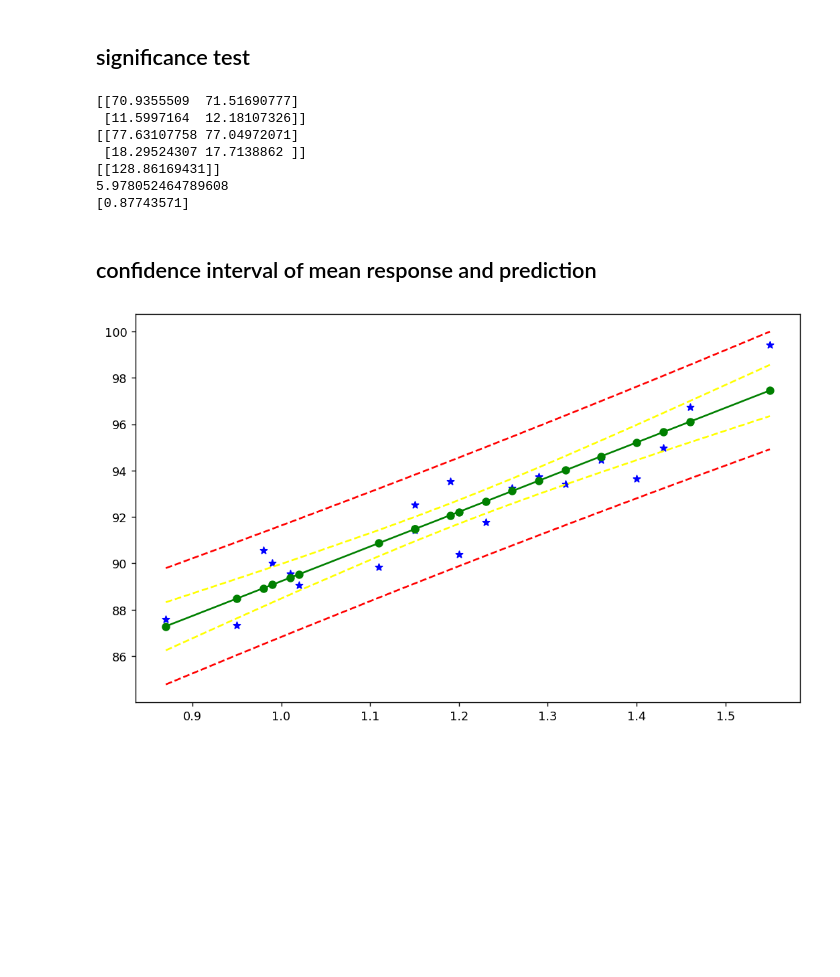
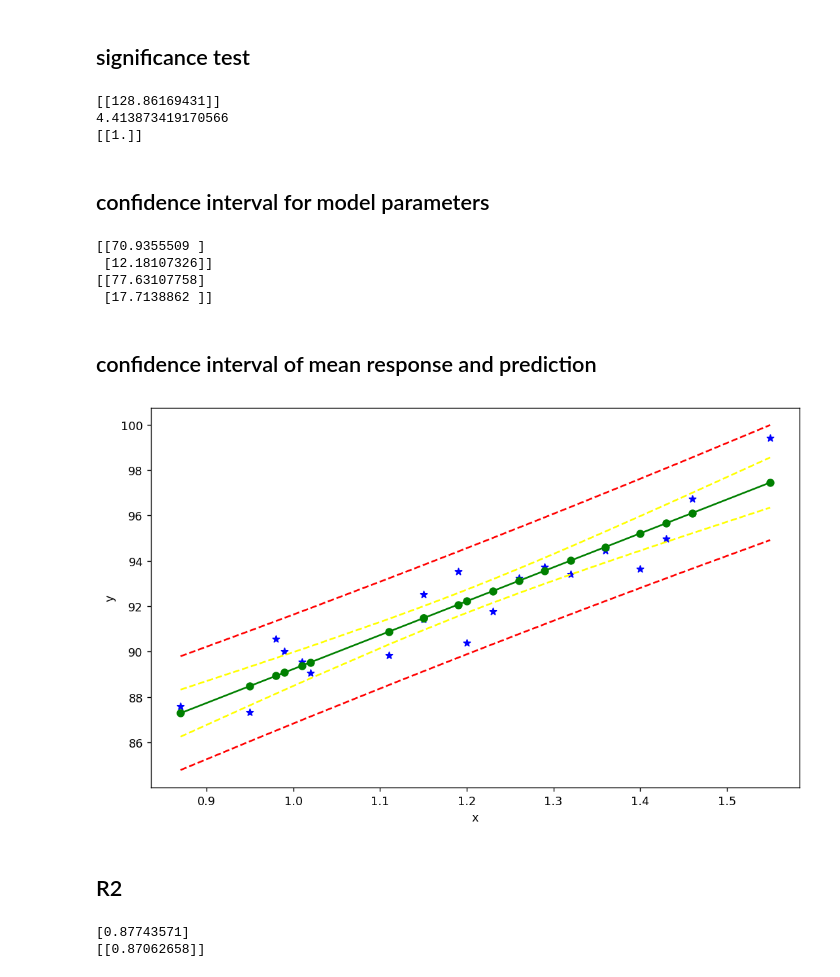
Before and after one commit to Zukui/CHE358, a Jupyter notebook: 02d_confidenceinterval.ipynb, the cells around one changed output. Drawn from its saved outputs; the diff is of its cells as text; code cells hidden in the pictures; blank space fills up the shorter version.

```diff
--- a/02d_confidenceinterval.ipynb
+++ b/02d_confidenceinterval.ipynb
@@ -48,60 +48,69 @@ MSR = SSR/k;
 alpha = 0.05;
 
 from scipy.stats import f as f_dist
-from scipy.stats import t as t_dist
-t = t_dist.ppf(1-alpha/2,n-p)
-f = f_dist.ppf(1-alpha/2,k, n-p)
-
-CI_theta_low = hat_theta-t*np.sqrt(MSE*np.diag(C))  # confidence intervals on parameters
-CI_theta_high = hat_theta+t*np.sqrt(MSE*np.diag(C))
-print(CI_theta_low)
-print(CI_theta_high)
-
+f = f_dist.ppf(1-alpha,k, n-p)
 F0 = MSR/MSE    # ANOVA
-R2 = SSR/SST   # R square
-R_adj2 = 1-SSE/(n-p)/(SST/(n-1))  # R adjusted square
-
+p_value = f_dist.cdf(F0, k, n-p)
 print(F0)
 print(f)
-print(R2)
+print(p_value)
 # %% [output]
-[[70.9355509  71.51690777]
- [11.5997164  12.18107326]]
-[[77.63107758 77.04972071]
- [18.29524307 17.7138862 ]]
 [[128.86169431]]
-5.978052464789608
-[0.87743571]
+4.413873419170566
+[[1.]]
+# %% [markdown]
+## confidence interval for model parameters
+# %%
+from scipy.stats import t as t_dist
+t = t_dist.ppf(1-alpha/2,n-p)
+CI_theta_low = hat_theta-t*np.sqrt(MSE*np.diag(C).reshape(2,1))  # confidence intervals on parameters
+CI_theta_high = hat_theta+t*np.sqrt(MSE*np.diag(C).reshape(2,1))
+print(CI_theta_low)
+print(CI_theta_high)
+# %% [output]
+[[70.9355509 ]
+ [12.18107326]]
+[[77.63107758]
+ [17.7138862 ]]
 # %% [markdown]
 ## confidence interval of mean response and prediction
 # %%
 # confidence interval on the mean response and predictions at all given x points
 hat_mu_Y = X@hat_theta
 CI_mu_Y_low = np.zeros((n,1))
 CI_mu_Y_high = np.zeros((n,1))
 CI_Y0_low = np.zeros((n,1))
 CI_Y0_high = np.zeros((n,1))
 for i in range(n):
     CI_mu_Y_low[i] =  hat_mu_Y[i] - t*np.sqrt(MSE*X[i,:]@C@X[i,:].T);
     CI_mu_Y_high[i] = hat_mu_Y[i] + t*np.sqrt(MSE*X[i,:]@C@X[i,:].T);
     CI_Y0_low[i] =  hat_mu_Y[i] - t*np.sqrt(MSE*(1+X[i,:]@C@X[i,:].T));
     CI_Y0_high[i] = hat_mu_Y[i] + t*np.sqrt(MSE*(1+X[i,:]@C@X[i,:].T));
 
 #print(Y)
 alldata = np.concatenate((x.reshape(n,1), Y, hat_Y, CI_mu_Y_low, CI_mu_Y_high, CI_Y0_low, CI_Y0_high),axis=1)
 sortdata = alldata[np.argsort(alldata[:, 0])]
 
 #print(sortdata)
 plt.figure(dpi=128, figsize=(10, 6))
 plt.scatter(sortdata[:,0], sortdata[:,1], c='blue',  marker="*")
 plt.plot(sortdata[:,0], sortdata[:,2], c='green',  marker='o', linestyle='solid')
 plt.plot(sortdata[:,0], sortdata[:,3], c='yellow',  linestyle='dashed')
 plt.plot(sortdata[:,0], sortdata[:,4], c='yellow',  linestyle='dashed')
 plt.plot(sortdata[:,0], sortdata[:,5], c='red',  linestyle='dashed')
 plt.plot(sortdata[:,0], sortdata[:,6], c='red',  linestyle='dashed')
-
-
-#plt.axis([0, 11, 0, 1100])
+plt.xlabel('x')
+plt.ylabel('y')
 plt.show()
 # %% [output]
-[figure, old version]
+[figure, new version]
+# %% [markdown]
+## R2
+# %%
+R2 = SSR/SST   # R square
+R_adj2 = 1-SSE/(n-p)/(SST/(n-1))  # R adjusted square
+print(R2)
+print(R_adj2)
+# %% [output]
+[0.87743571]
+[[0.87062658]]
```
